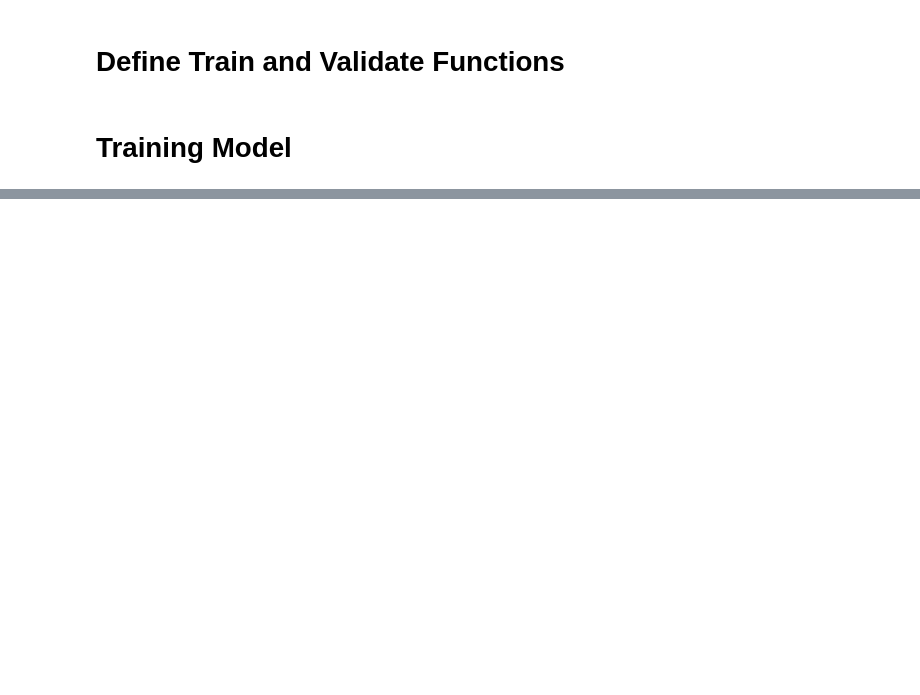
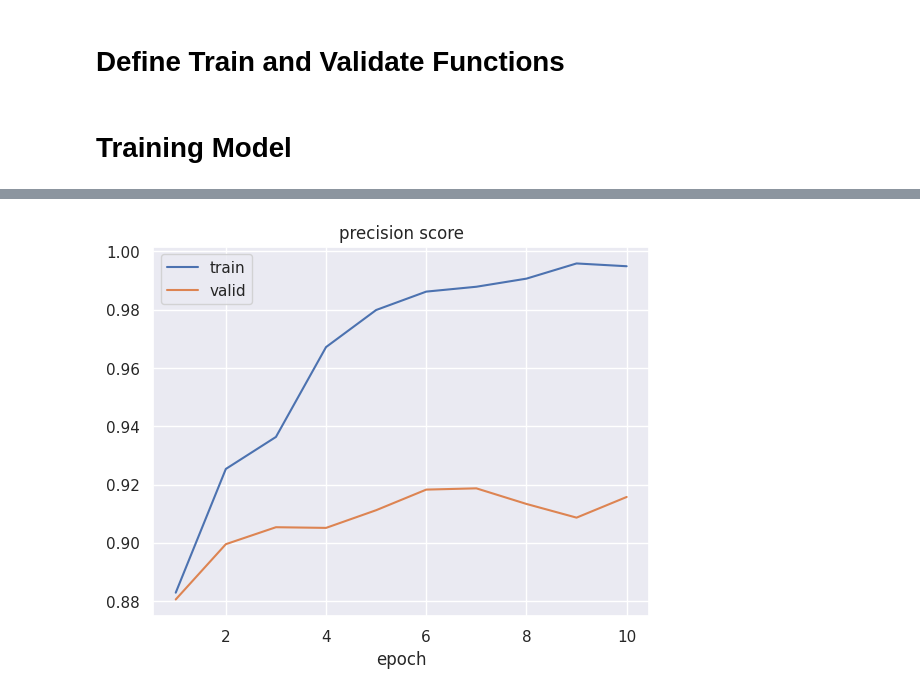
Before and after one commit to magiciansz/NUS-RetiMark, a Jupyter notebook: retimark-x-capstone-amd.ipynb, the cells around one changed output, grey strips where cells are left out. Cells and saved outputs as stored; diff of their text form; code cells hidden in the pictures; blank space fills up the shorter version.

```diff
--- a/retimark-x-capstone-amd.ipynb
+++ b/retimark-x-capstone-amd.ipynb
@@ -335,0 +426,9 @@ plt.show()
+# %%
+plt.plot(xticks, mem['train_precision_score'])
+plt.plot(xticks, mem['valid_precision_score'])
+plt.legend(['train', 'valid'])
+plt.xlabel('epoch')
+plt.title('precision score')
+plt.show()
+# %% [output]
+[figure, added]
```
Also changed, not shown: parts of 16 cells of this notebook.
